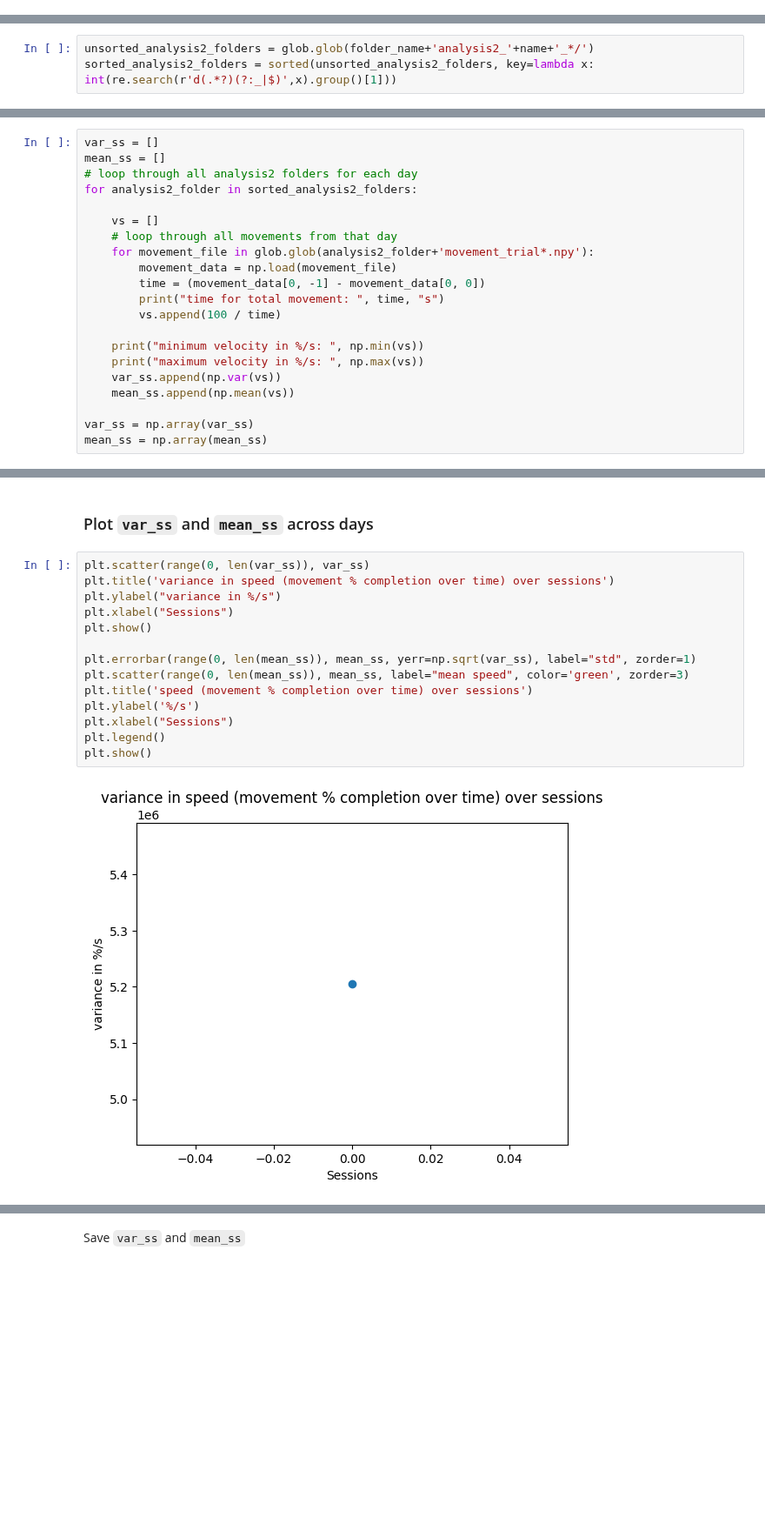
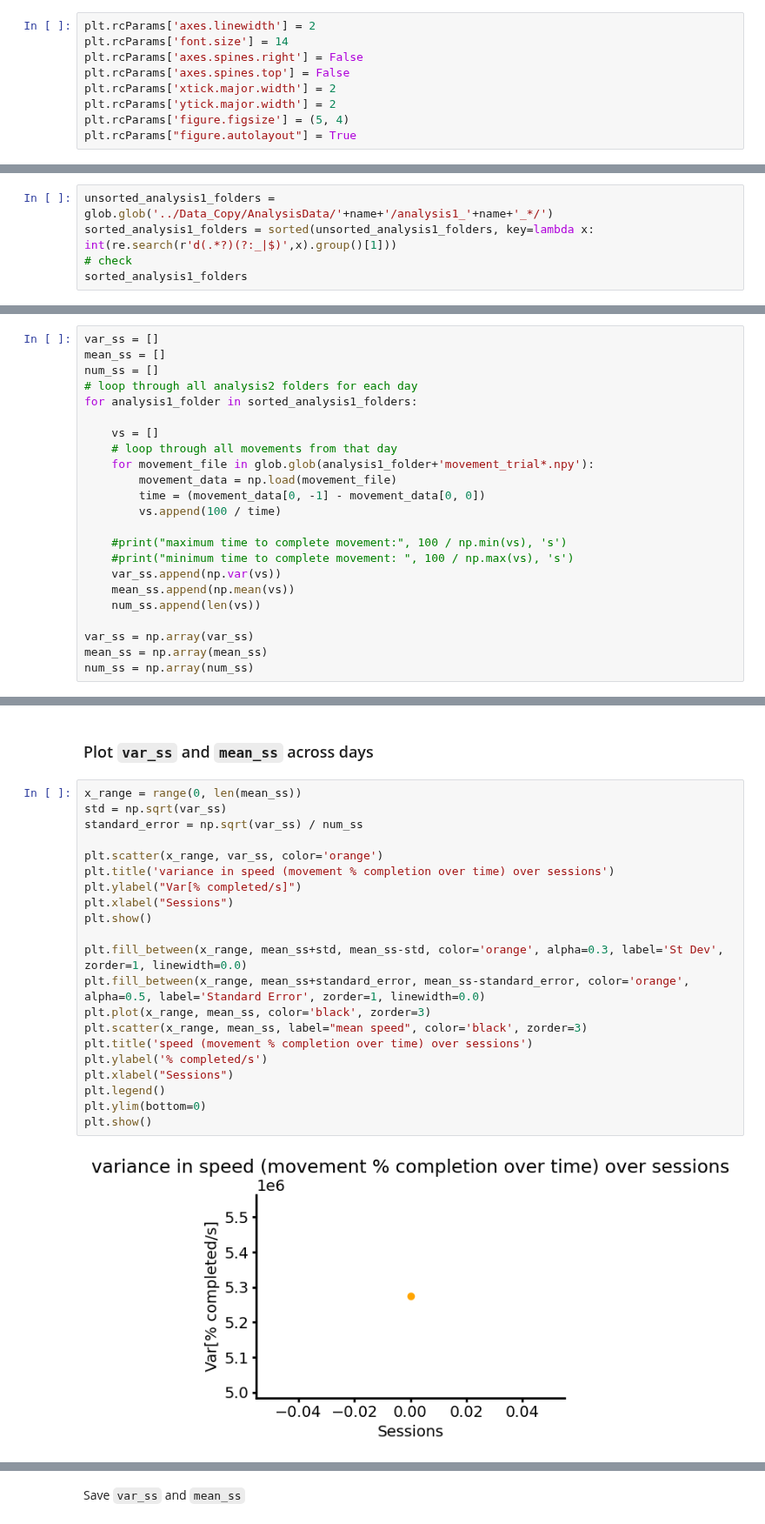
Before and after one commit to paulazoo/behavior, a Jupyter notebook: analysis/analysis4_var_s.ipynb, the cells around one changed output, grey strips where cells are left out. Shown at 87% size. Drawn from its saved outputs; the diff is of its cells as text; blank space fills up the shorter version.

```diff
--- a/analysis/analysis4_var_s.ipynb
+++ b/analysis/analysis4_var_s.ipynb
@@ -14,6 +14,15 @@ import scipy.interpolate as interpolate
 import pickle
 import glob # find files in a directory
 import re # regex for string parsing
+# %%
+plt.rcParams['axes.linewidth'] = 2
+plt.rcParams['font.size'] = 14
+plt.rcParams['axes.spines.right'] = False
+plt.rcParams['axes.spines.top'] = False
+plt.rcParams['xtick.major.width'] = 2
+plt.rcParams['ytick.major.width'] = 2
+plt.rcParams['figure.figsize'] = (5, 4)
+plt.rcParams["figure.autolayout"] = True
 # %% [markdown]
 ### set `folder_name`
 # %%
@@ -27,5 +33,7 @@ mkdir: ../Data_Copy/AnalysisData/ANA2/analysis4_ANA2/: File exists
 # %% [markdown]
 ### sort through relevant .mat files found in folder by day ("_d#")
 # %%
-unsorted_analysis2_folders = glob.glob(folder_name+'analysis2_'+name+'_*/')
-sorted_analysis2_folders = sorted(unsorted_analysis2_folders, key=lambda x: int(re.search(r'd(.*?)(?:_|$)',x).group()[1]))
+unsorted_analysis1_folders = glob.glob('../Data_Copy/AnalysisData/'+name+'/analysis1_'+name+'_*/')
+sorted_analysis1_folders = sorted(unsorted_analysis1_folders, key=lambda x: int(re.search(r'd(.*?)(?:_|$)',x).group()[1]))
+# check
+sorted_analysis1_folders
@@ -40,21 +50,23 @@ sorted_analysis2_folders = sorted(unsorted_analysis2_folders, key=lambda x: int(
 # %%
 var_ss = []
 mean_ss = []
+num_ss = []
 # loop through all analysis2 folders for each day
-for analysis2_folder in sorted_analysis2_folders:
+for analysis1_folder in sorted_analysis1_folders:
 
     vs = []
     # loop through all movements from that day
-    for movement_file in glob.glob(analysis2_folder+'movement_trial*.npy'):
+    for movement_file in glob.glob(analysis1_folder+'movement_trial*.npy'):
         movement_data = np.load(movement_file)
         time = (movement_data[0, -1] - movement_data[0, 0])
-        print("time for total movement: ", time, "s")
         vs.append(100 / time)
 
-    print("minimum velocity in %/s: ", np.min(vs))
-    print("maximum velocity in %/s: ", np.max(vs))
+    #print("maximum time to complete movement:", 100 / np.min(vs), 's')
+    #print("minimum time to complete movement: ", 100 / np.max(vs), 's')
     var_ss.append(np.var(vs))
     mean_ss.append(np.mean(vs))
+    num_ss.append(len(vs))
 
 var_ss = np.array(var_ss)
 mean_ss = np.array(mean_ss)
+num_ss = np.array(num_ss)
@@ -79,18 +73,25 @@ maximum velocity in %/s:  6761.123539269254
 # %% [markdown]
 ### Plot `var_ss` and `mean_ss` across days
 # %%
-plt.scatter(range(0, len(var_ss)), var_ss)
+x_range = range(0, len(mean_ss))
+std = np.sqrt(var_ss)
+standard_error = np.sqrt(var_ss) / num_ss
+
+plt.scatter(x_range, var_ss, color='orange')
 plt.title('variance in speed (movement % completion over time) over sessions')
-plt.ylabel("variance in %/s")
+plt.ylabel("Var[% completed/s]")
 plt.xlabel("Sessions")
 plt.show()
 
-plt.errorbar(range(0, len(mean_ss)), mean_ss, yerr=np.sqrt(var_ss), label="std", zorder=1)
-plt.scatter(range(0, len(mean_ss)), mean_ss, label="mean speed", color='green', zorder=3)
+plt.fill_between(x_range, mean_ss+std, mean_ss-std, color='orange', alpha=0.3, label='St Dev', zorder=1, linewidth=0.0)
+plt.fill_between(x_range, mean_ss+standard_error, mean_ss-standard_error, color='orange', alpha=0.5, label='Standard Error', zorder=1, linewidth=0.0)
+plt.plot(x_range, mean_ss, color='black', zorder=3)
+plt.scatter(x_range, mean_ss, label="mean speed", color='black', zorder=3)
 plt.title('speed (movement % completion over time) over sessions')
-plt.ylabel('%/s')
+plt.ylabel('% completed/s')
 plt.xlabel("Sessions")
 plt.legend()
+plt.ylim(bottom=0)
 plt.show()
 # %% [output]
-[figure, old version]
+[figure, new version]
```
Also changed, not shown: parts of 5 cells of this notebook, 42 other files.
